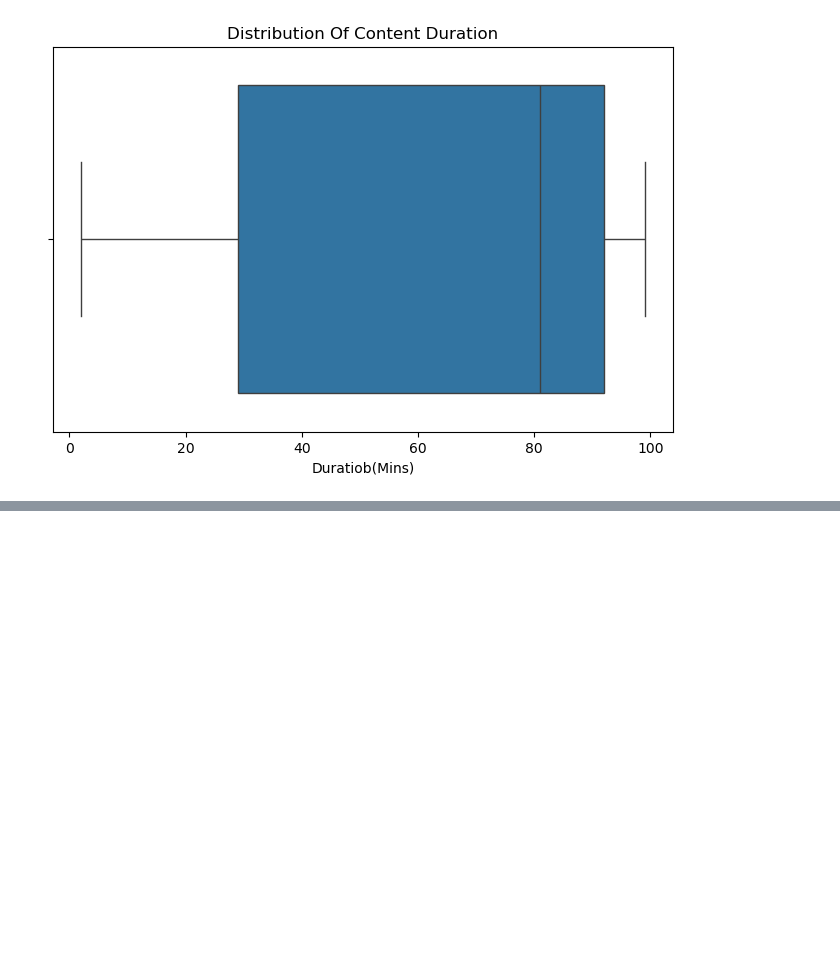
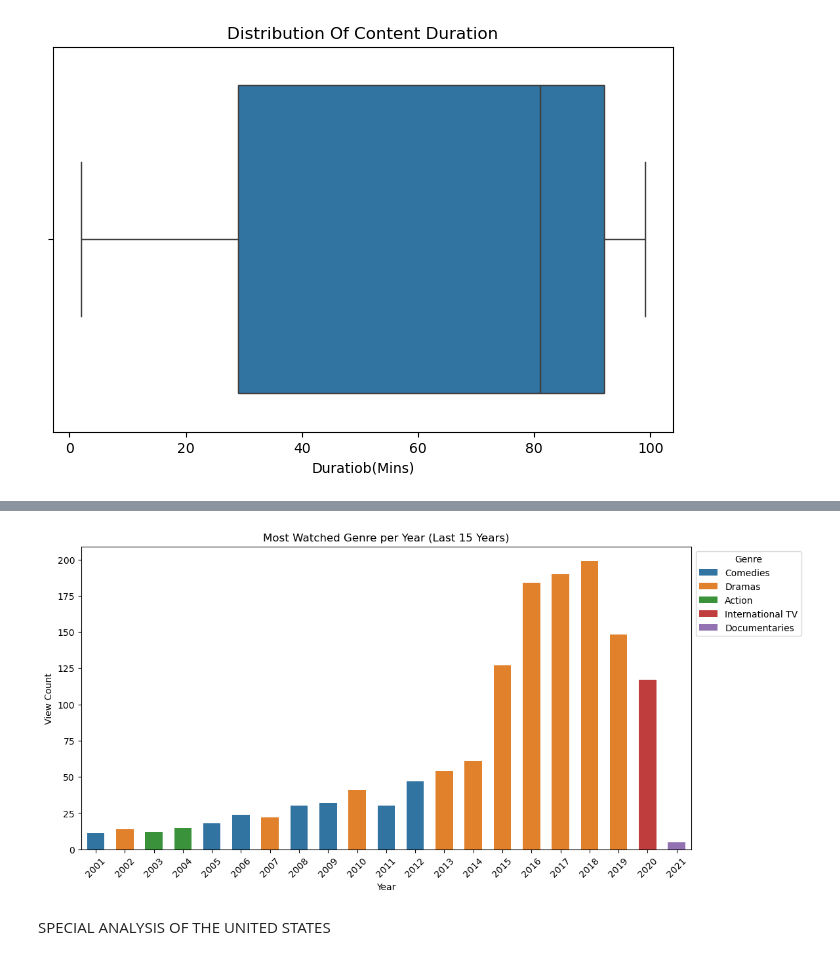
Before and after one commit to Emigbanam/PythonData-Science-Practice-Repository, a Jupyter notebook: Netflix Test.ipynb, the cells around one changed output, grey strips where cells are left out. Drawn from its saved outputs; the diff is of its cells as text; code cells hidden in the pictures; blank space fills up the shorter version.

```diff
--- a/Netflix Test.ipynb
+++ b/Netflix Test.ipynb
@@ -201,0 +273,7 @@ plt.show()
+# %%
+#SUBSETING THE MOST GENRE FOR EACH YEAR
+genre_pyear = netflix.groupby('genre')['release_year'].value_counts().reset_index(name='count')
+most_watched_gpy = genre_pyear.loc[genre_pyear.groupby('release_year')['count'].idxmax()]
+most_watched_gpy.sort_values(by= 'release_year', ascending =  False).head(20)
+
+#gpy = genres per year
@@ -201,0 +298,31 @@ plt.show()
+# %%
+# Find the latest release year
+max_year = most_watched_gpy['release_year'].max()
+
+# Filter for the last 15 years
+top15_mwgpy = most_watched_gpy[most_watched_gpy['release_year'] >= (max_year - 20)]
+#mwgpy = most watched genres per year
+
+
+# Sort by year for proper ordering
+sorted_mwgpy = top15_mwgpy.sort_values(by='release_year')
+
+# Set figure size
+plt.figure(figsize=(12, 6))
+
+# Create a bar plot with a distinct color palette
+sns.barplot(data=sorted_mwgpy, x='release_year', y='count', hue='genre', width=0.6, palette="tab10" ) # Using a distinct color palette
+
+# Add labels and title
+plt.xlabel("Year")
+plt.ylabel("View Count")
+plt.title("Most Watched Genre per Year (Last 15 Years)")
+plt.xticks(rotation=45)  # Rotate x-axis labels for readability
+plt.legend(title="Genre", bbox_to_anchor=(1, 1))  # Move legend outside plot
+
+# Show the plot
+plt.show()
+# %% [output]
+[figure, added]
+# %% [markdown]
+SPECIAL ANALYSIS OF THE UNITED STATES
```
Also changed, not shown: parts of 16 cells of this notebook.
